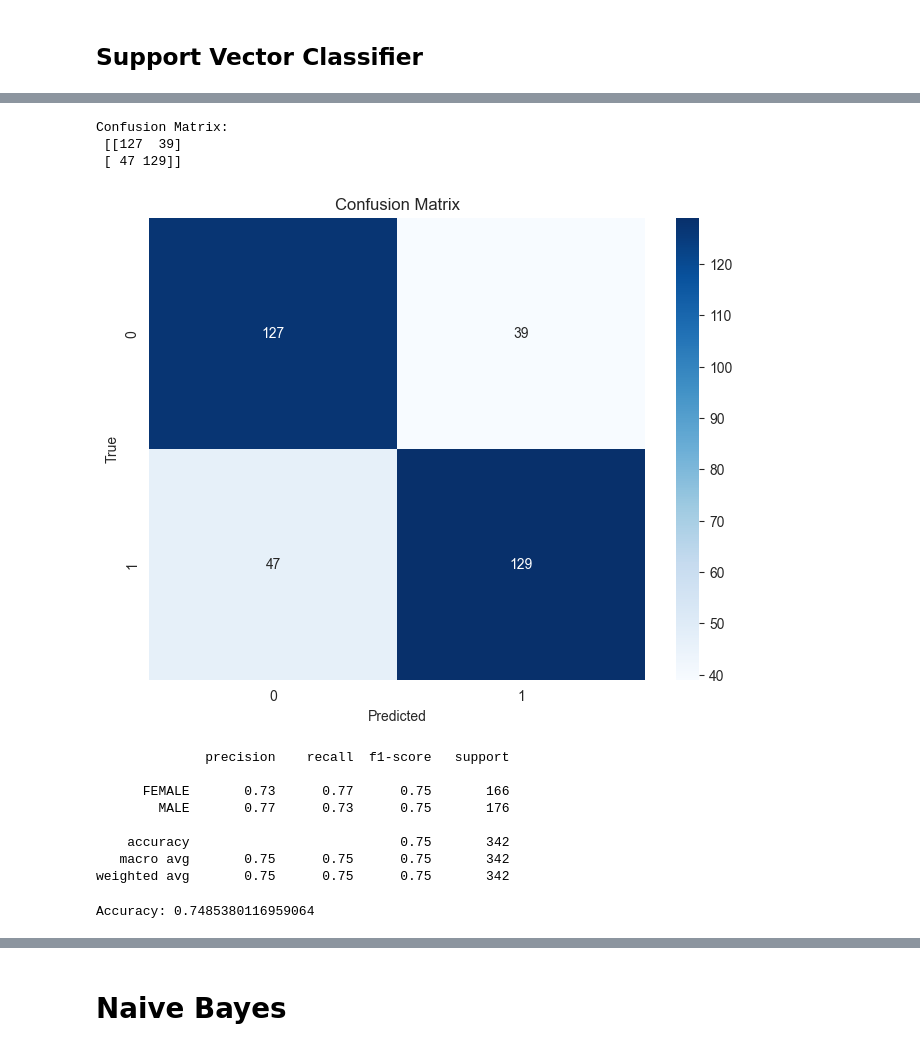
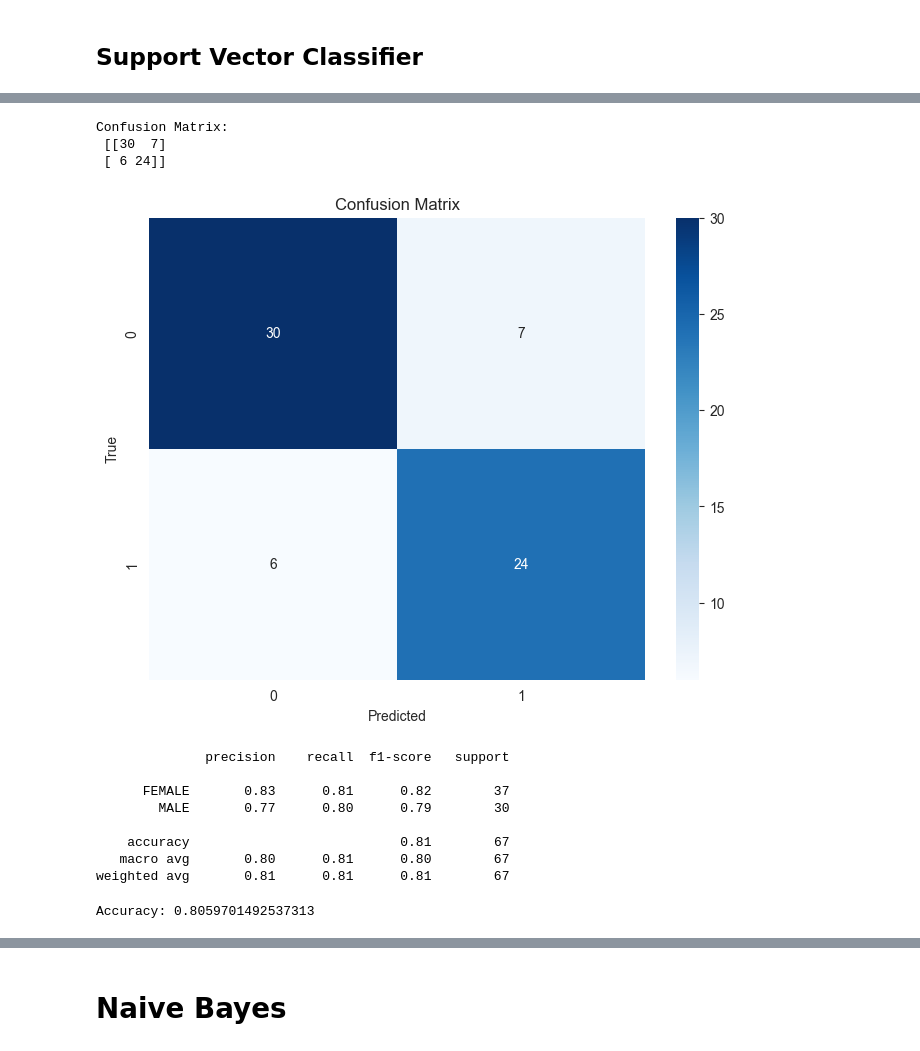
Before and after one commit to Gdankz/Machine-Learning, a Jupyter notebook: 225314095.ipynb, the cells around one changed output, grey strips where cells are left out. Drawn from its saved outputs; the diff is of its cells as text; code cells hidden in the pictures.

```diff
--- a/225314095.ipynb
+++ b/225314095.ipynb
@@ -334,3 +377,6 @@ OrderedDict([('max_depth', 4), ('max_features', 'sqrt'), ('max_leaf_nodes', 5),
 # %%
-rf_model = RandomForestClassifier(max_depth=4, max_features='sqrt',max_leaf_nodes=5, n_estimators=43)
+rf_model = RandomForestClassifier(max_depth=5,
+                                  max_features='log2',
+                                  max_leaf_nodes=6,
+                                  n_estimators=37)
 # %%
@@ -372,4 +419,8 @@ target_encoded = label_encoder.fit_transform(target)
 # %%
-rf_model.fit(train, target_encoded)
-rf_predict_proba = cross_val_predict(rf_model, train, target, cv=k_fold, method='predict_proba')
+rf_model.fit(test_data, test_target_encoded)
+rf_predict_proba = cross_val_predict(rf_model,
+                                     test_data,
+                                     test_target,
+                                     cv=k_fold,
+                                     method='predict_proba')
 # %%
@@ -419,36 +472,40 @@ Akurasi terbaik: 0.5151260504201681
 # %%
-svc_model = SVC(C = 27, gamma=1e-06, kernel='rbf')
+svc_model = SVC(C = 78, gamma=1e-06, kernel='rbf')
 # %%
-svc_predict = cross_val_predict(svc_model, train, target, cv=k_fold, n_jobs=5)
+svc_predict = cross_val_predict(svc_model,
+                                test_data,
+                                test_target,
+                                cv=k_fold,
+                                n_jobs=5)
 # %%
-cm = confusion_matrix(target, svc_predict)
+cm = confusion_matrix(test_target, svc_predict)
 print("Confusion Matrix:\n", cm)
 
 plt.figure(figsize=(8, 6))
 sns.heatmap(cm, annot=True, cmap='Blues', fmt='g')
 plt.title('Confusion Matrix')
 plt.xlabel('Predicted')
 plt.ylabel('True')
 plt.show()
 # %% [output]
 Confusion Matrix:
- [[127  39]
- [ 47 129]]
+ [[30  7]
+ [ 6 24]]
-[figure, old version]
+[figure, new version]
 # %%
-print(classification_report(target, svc_predict))
+print(classification_report(test_target, svc_predict))
 # %% [output]
               precision    recall  f1-score   support
 
-      FEMALE       0.73      0.77      0.75       166
-        MALE       0.77      0.73      0.75       176
+      FEMALE       0.83      0.81      0.82        37
+        MALE       0.77      0.80      0.79        30
 
-    accuracy                           0.75       342
-   macro avg       0.75      0.75      0.75       342
-weighted avg       0.75      0.75      0.75       342
+    accuracy                           0.81        67
+   macro avg       0.80      0.81      0.80        67
+weighted avg       0.81      0.81      0.81        67
 # %%
-accuracy = accuracy_score(target, svc_predict)
+accuracy = accuracy_score(test_target, svc_predict)
 print("Accuracy:", accuracy)
 # %% [output]
-Accuracy: 0.7485380116959064
+Accuracy: 0.8059701492537313
 # %%
```
Also changed, not shown: parts of 64 cells of this notebook, 4 other files.
